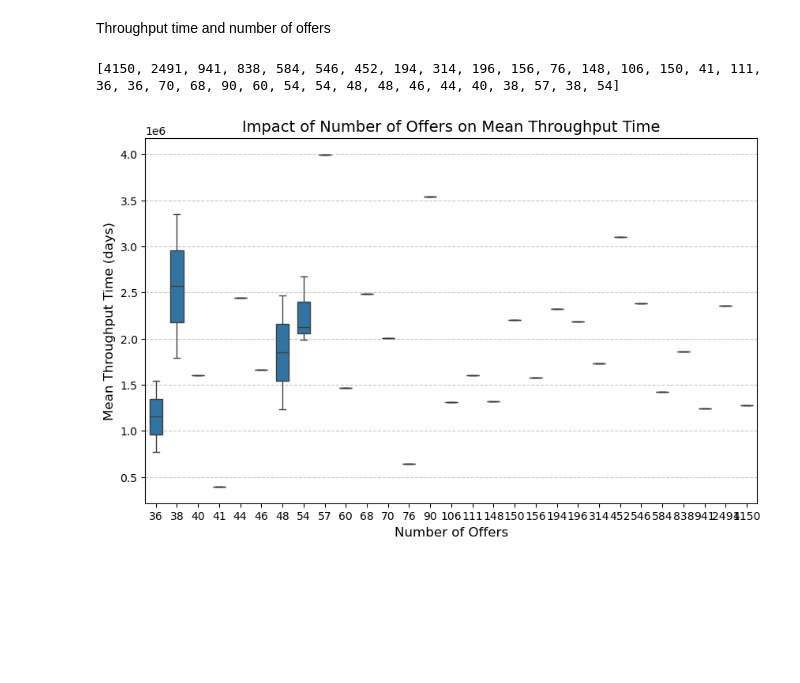
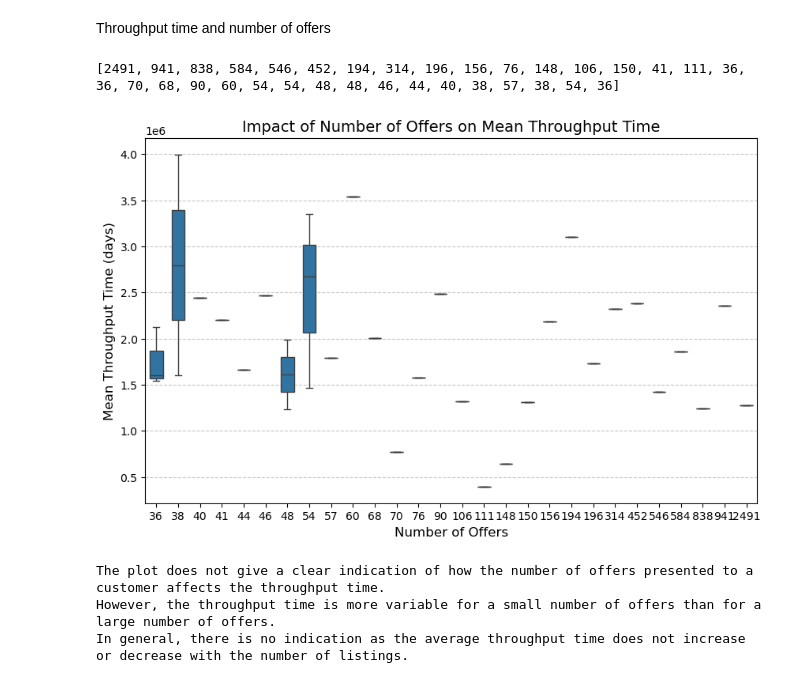
Before and after one commit to dxvidnrt/DataScience, a Jupyter notebook: assign2/03_process_mining.ipynb, the cells around one changed output. Drawn from its saved outputs; the diff is of its cells as text; code cells hidden in the pictures; blank space fills up the shorter version.

Commit message:
finished final question 3

```diff
--- a/assign2/03_process_mining.ipynb
+++ b/assign2/03_process_mining.ipynb
@@ -370,11 +381,10 @@ plt.show()
 # %% [markdown]
 Throughput time and number of offers
 # %%
-#variants offers extraceten, mean throughput time wieder verwenden
 offers = []
 
 for i in range(1, len(top35Variants)):
-    listOfSortedVariants = list(sortedVariants[i][0])
+    listOfSortedVariants = list(top35Variants[i][0])
     filteredLog = pm4py.filtering.filter_variants(data, [tuple(listOfSortedVariants)])
     offers.append(filteredLog["OfferID"].dropna().nunique())
 print(offers)
@@ -385,19 +395,28 @@ dataBoxplot = pd.DataFrame({
     "number_of_offers": offers,
 })
 # %% [output]
-[4150, 2491, 941, 838, 584, 546, 452, 194, 314, 196, 156, 76, 148, 106, 150, 41, 111, 36, 36, 70, 68, 90, 60, 54, 54, 48, 48, 46, 44, 40, 38, 57, 38, 54]
+[2491, 941, 838, 584, 546, 452, 194, 314, 196, 156, 76, 148, 106, 150, 41, 111, 36, 36, 70, 68, 90, 60, 54, 54, 48, 48, 46, 44, 40, 38, 57, 38, 54, 36]
 # %%
-plt.figure(figsize=(10, 6))
+fig = plt.figure(figsize=(10, 6))
 sns.boxplot(
     x="number_of_offers",
     y="mean_throughput_time",
     data=dataBoxplot,
     width=0.6,
 )
 plt.title("Impact of Number of Offers on Mean Throughput Time", fontsize=14)
 plt.xlabel("Number of Offers", fontsize=12)
 plt.ylabel("Mean Throughput Time (days)", fontsize=12)
 plt.grid(axis="y", linestyle="--", alpha=0.7)
+fig.savefig('question3m.png')
 plt.show()
 # %% [output]
-[figure, old version]
+[figure, new version]
+# %%
+print("""The plot does not give a clear indication of how the number of offers presented to a customer affects the throughput time.
+However, the throughput time is more variable for a small number of offers than for a large number of offers.
+In general, there is no indication as the average throughput time does not increase or decrease with the number of listings.""")
+# %% [output]
+The plot does not give a clear indication of how the number of offers presented to a customer affects the throughput time.
+However, the throughput time is more variable for a small number of offers than for a large number of offers.
+In general, there is no indication as the average throughput time does not increase or decrease with the number of listings.
```
Also changed, not shown: parts of 13 cells of this notebook, 8 other files.
